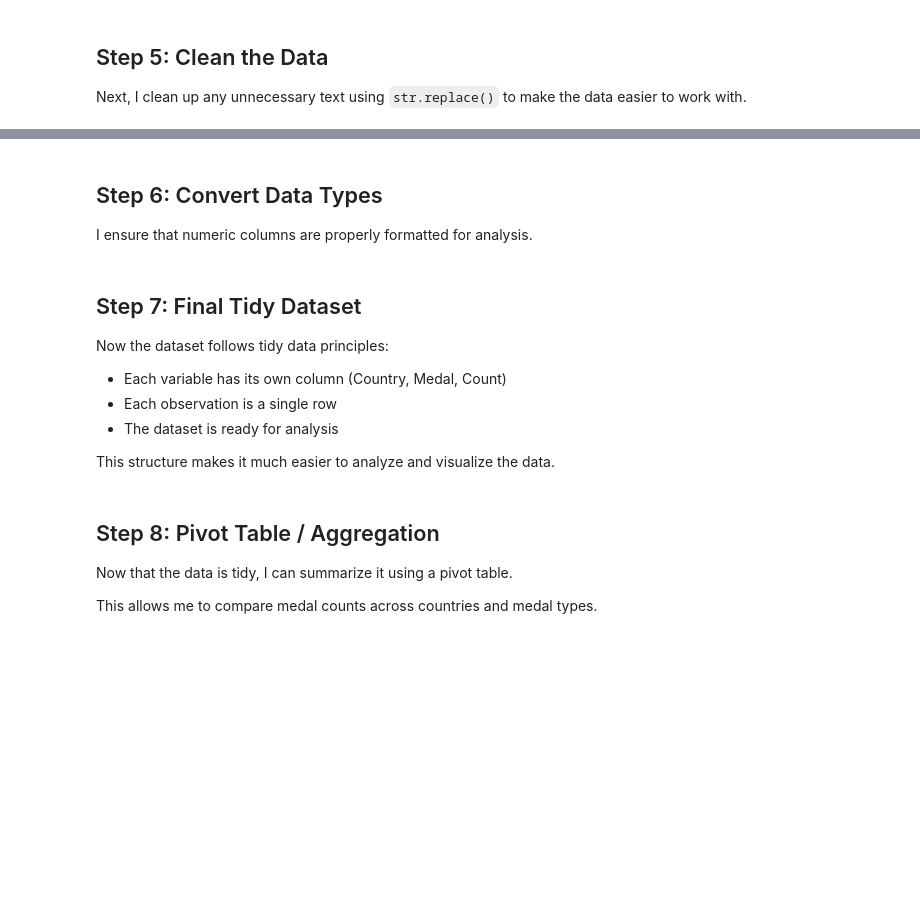
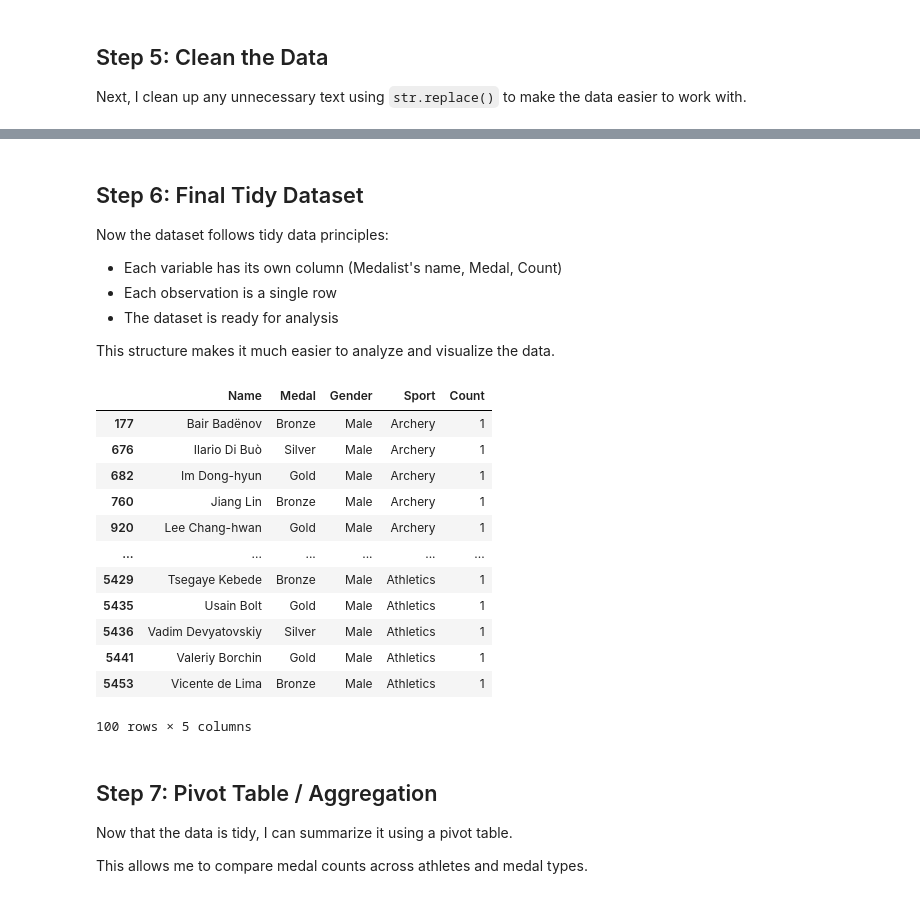
Before and after one commit to fbartola/Bartolacci-Data-Science-Portfolio, a Jupyter notebook: tidy_data_project/tidy_data_project.ipynb, the cells around one changed output, grey strips where cells are left out. Saved outputs shown, nothing was run; the diff lists cells and outputs as text; code cells hidden in the pictures; blank space fills up the shorter version.

```diff
--- a/tidy_data_project/tidy_data_project.ipynb
+++ b/tidy_data_project/tidy_data_project.ipynb
@@ -43,10 +67,16 @@ This creates:
 - One column for medal type
 - One column for medal counts
 # %%
+# Melt the data (wide → long)
 tidy_df = df.melt(
-    id_vars=["Country"],
+    id_vars=["medalist_name"],
     var_name="Medal_Type",
-    value_name="Count"
+    value_name="Medal"
 )
 
+tidy_df = tidy_df.rename(columns={"medalist_name": "Name"})
+
+# Drop empty rows
+tidy_df = tidy_df.dropna(subset=["Medal"])
+
 tidy_df.head()
@@ -57,9 +94,14 @@ The `Medal_Type` column may contain additional formatting or combined informatio
 
 To make sure each variable is clearly separated, I use `str.split()` if needed.
 # %%
-# If Medal_Type has extra text, split it (adjust depending on your dataset)
-# Example: "Gold_Total" → ["Gold", "Total"]
 
-tidy_df[["Medal", "Category"]] = tidy_df["Medal_Type"].str.split("_", expand=True)
+tidy_df[["Gender", "Sport"]] = tidy_df["Medal_Type"].str.split("_", n=1, expand=True)
+
+tidy_df["Gender"] = tidy_df["Gender"].str.strip().str.title()
+tidy_df["Sport"] = tidy_df["Sport"].str.replace("_", " ", regex=False).str.strip().str.title()
+
+tidy_df = tidy_df.drop(columns="Medal_Type")
+
+tidy_df["Count"] = 1
 
 tidy_df.head()
@@ -68,5 +117,14 @@ tidy_df.head()
 
 Next, I clean up any unnecessary text using `str.replace()` to make the data easier to work with.
 # %%
-tidy_df["Medal"] = tidy_df["Medal"].str.replace("Total", "", regex=False)
+# Clean Sport column (remove underscores, fix spacing, capitalize)
+tidy_df["Sport"] = tidy_df["Sport"].str.replace("_", " ", regex=False).str.strip().str.title()
+
+# Clean Gender column (handle spacing + capitalization)
+tidy_df["Gender"] = tidy_df["Gender"].str.strip().str.title()
+
+# Clean Medal column too (you missed this)
+tidy_df["Medal"] = tidy_df["Medal"].str.strip().str.title()
+
+# Display cleaned data
 tidy_df.head()
@@ -73,26 +138,32 @@ tidy_df.head()
-# %% [markdown]
-## Step 6: Convert Data Types
-
-I ensure that numeric columns are properly formatted for analysis.
-# %%
-tidy_df["Count"] = pd.to_numeric(tidy_df["Count"], errors="coerce")
-
-tidy_df.info()
 # %% [markdown]
-## Step 7: Final Tidy Dataset
+## Step 6: Final Tidy Dataset
 
 Now the dataset follows tidy data principles:
-- Each variable has its own column (Country, Medal, Count)
+- Each variable has its own column (Medalist's name, Medal, Count)
 - Each observation is a single row
 - The dataset is ready for analysis
 
 This structure makes it much easier to analyze and visualize the data.
 # %%
-tidy_df.head(10)
+tidy_df.head(100)
+# %% [output]
+|  | Name | Medal | Gender | Sport | Count |
+| 177 | Bair Badënov | Bronze | Male | Archery | 1 |
+| 676 | Ilario Di Buò | Silver | Male | Archery | 1 |
+| 682 | Im Dong-hyun | Gold | Male | Archery | 1 |
+| 760 | Jiang Lin | Bronze | Male | Archery | 1 |
+| 920 | Lee Chang-hwan | Gold | Male | Archery | 1 |
+| ... | ... | ... | ... | ... | ... |
+| 5429 | Tsegaye Kebede | Bronze | Male | Athletics | 1 |
+| 5435 | Usain Bolt | Gold | Male | Athletics | 1 |
+| 5436 | Vadim Devyatovskiy | Silver | Male | Athletics | 1 |
+| 5441 | Valeriy Borchin | Gold | Male | Athletics | 1 |
+| 5453 | Vicente de Lima | Bronze | Male | Athletics | 1 |
+100 rows × 5 columns
 # %% [markdown]
-## Step 8: Pivot Table / Aggregation
+## Step 7: Pivot Table / Aggregation
 
 Now that the data is tidy, I can summarize it using a pivot table.
 
-This allows me to compare medal counts across countries and medal types.
+This allows me to compare medal counts across athletes and medal types.
 # %%
```
Also changed, not shown: parts of 11 cells of this notebook, 5 other files.
